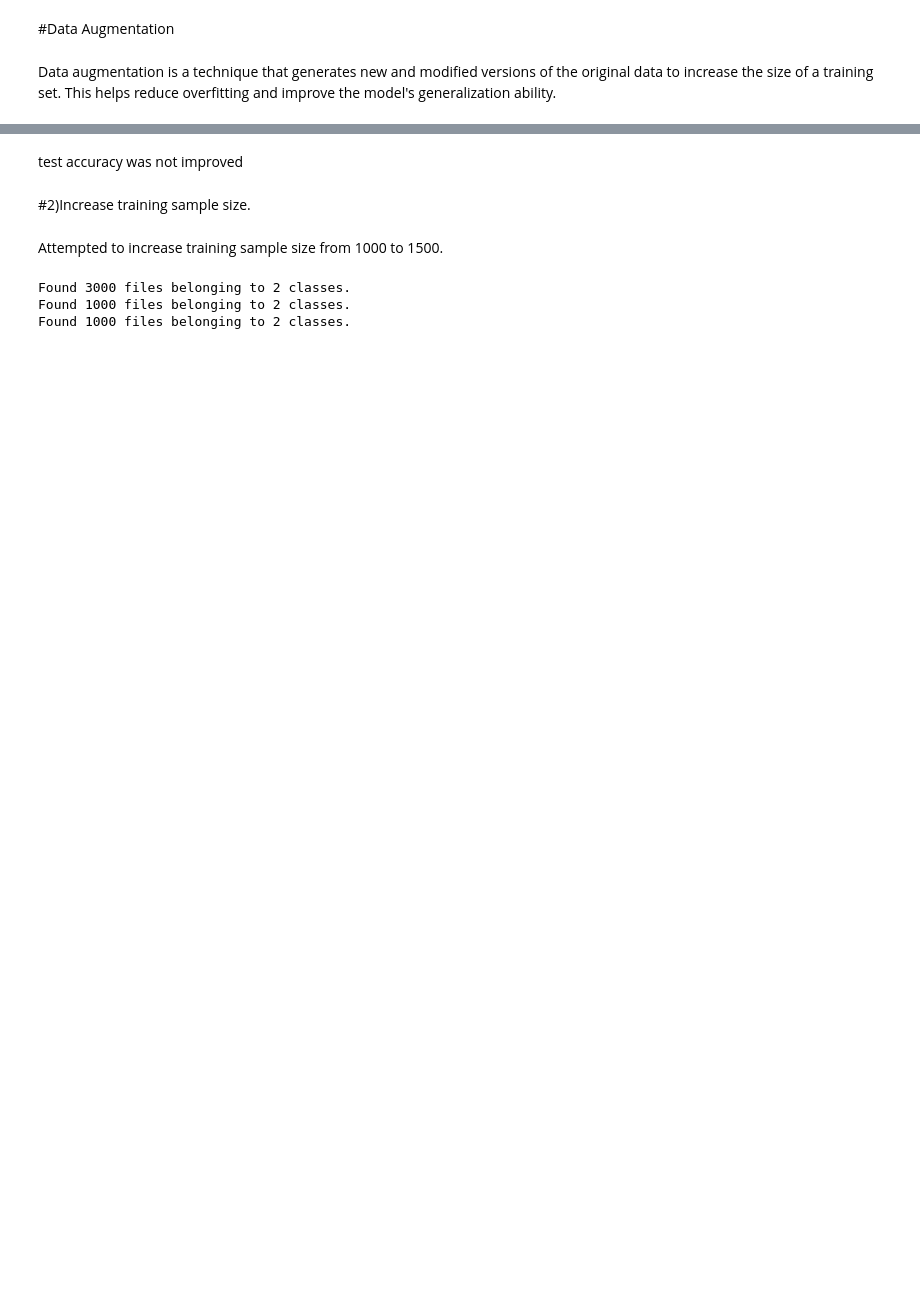
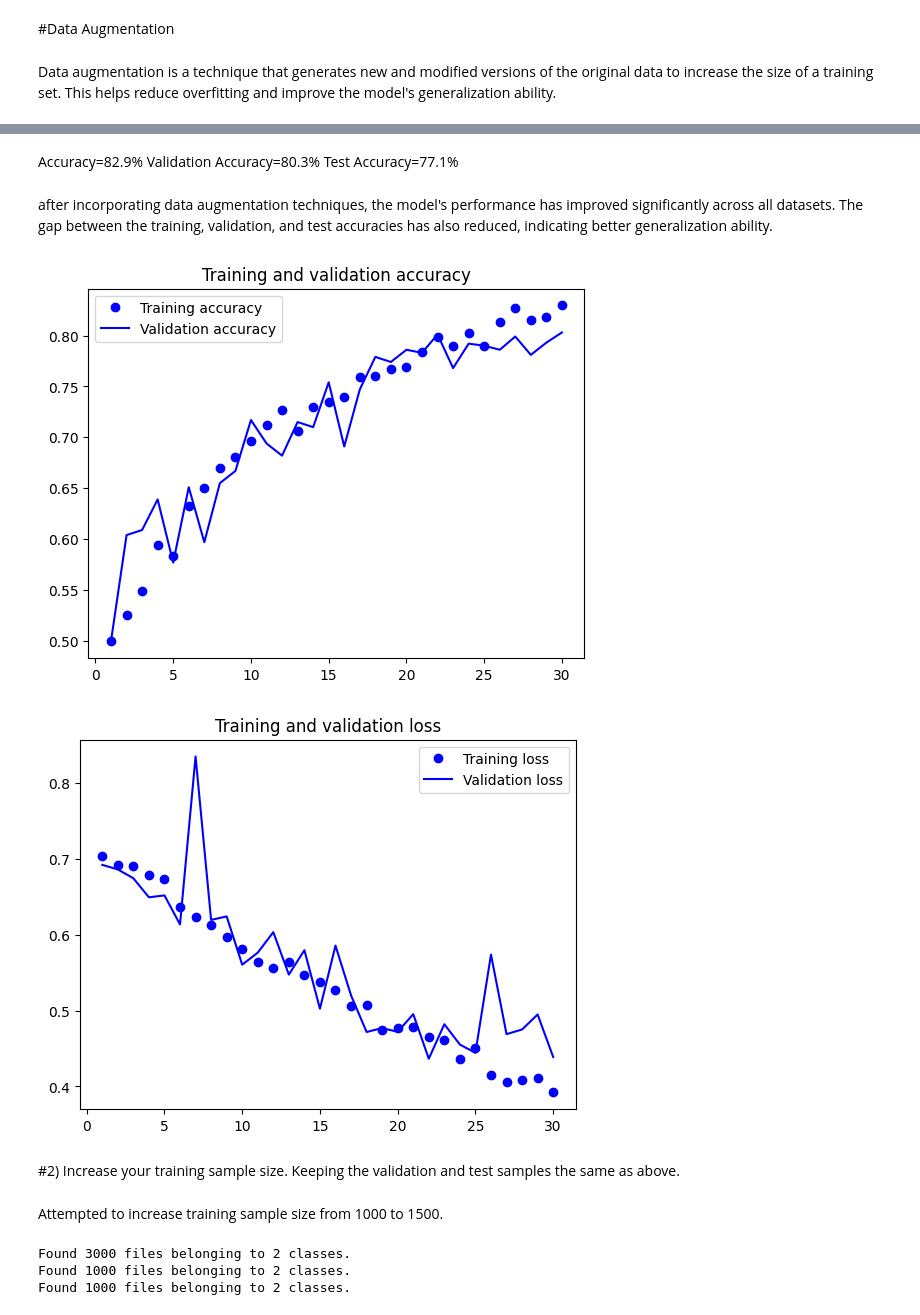
Before and after one commit to nikitha0906/64061_AML, a Jupyter notebook: Assignment_2_Convolution_Group_4.ipynb, the cells around one changed output, grey strips where cells are left out. Drawn from its saved outputs; the diff is of its cells as text; code cells hidden in the pictures; blank space fills up the shorter version.

```diff
--- a/Assignment_2_Convolution_Group_4.ipynb
+++ b/Assignment_2_Convolution_Group_4.ipynb
@@ -252,0 +237,17 @@ Test Accuracy=72.5%
+# %%
+callbacks = [
+    tf.keras.callbacks.ModelCheckpoint(
+        filepath="convnet_from_scratch_with_augmentation_1.keras",
+        save_best_only=True,
+        monitor="val_loss"),
+          tf.keras.callbacks.EarlyStopping(
+        monitor='val_loss',
+        patience=15,  # Stop training if no improvement after 15 epochs
+        restore_best_weights=True
+    )
+]
+history = model.fit(
+    train_image_dataset,
+    epochs=30,
+    validation_data=validation_image_dataset,
+    callbacks=callbacks)
@@ -262,7 +281,31 @@ Test accuracy: 0.651
-# %% [markdown]
-test accuracy was not improved
+# %% [markdown]
+Accuracy=82.9%
+Validation Accuracy=80.3%
+Test Accuracy=77.1%
+# %% [markdown]
+after incorporating data augmentation techniques, the model's performance has improved significantly across all datasets. The gap between the training, validation, and test accuracies has also reduced, indicating better generalization ability.
+# %%
+import matplotlib.pyplot as plt
+accuracy = history.history["accuracy"]
+val_accuracy = history.history["val_accuracy"]
+loss = history.history["loss"]
+val_loss = history.history["val_loss"]
+epochs = range(1, len(accuracy) + 1)
+plt.plot(epochs, accuracy, "bo", label="Training accuracy")
+plt.plot(epochs, val_accuracy, "b", label="Validation accuracy")
+plt.title("Training and validation accuracy")
+plt.legend()
+plt.figure()
+plt.plot(epochs, loss, "bo", label="Training loss")
+plt.plot(epochs, val_loss, "b", label="Validation loss")
+plt.title("Training and validation loss")
+plt.legend()
+plt.show()
+# %% [output]
+[figure, added]
+[figure, added]
 # %% [markdown]
-#2)Increase training sample size.
+#2) Increase your training sample size. Keeping the validation and test samples the same as above.
 # %% [markdown]
 Attempted to increase training sample size from 1000 to 1500.
 # %%
```
Also changed, not shown: parts of 49 cells of this notebook, 1 other file.
